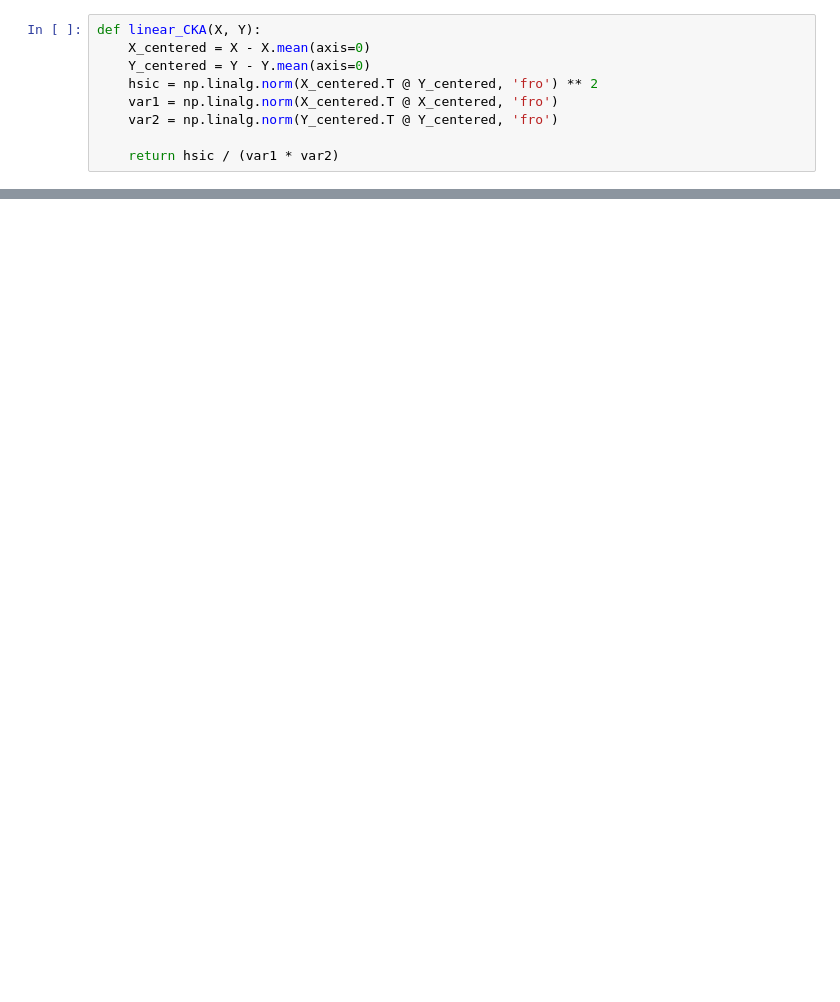
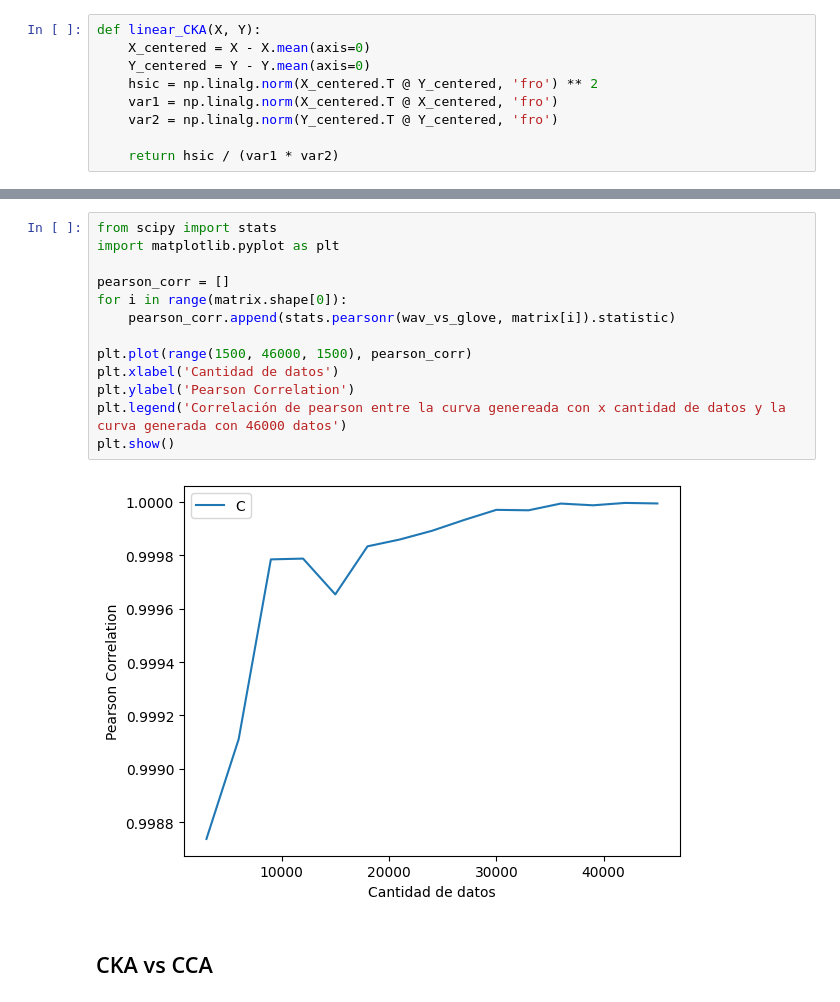
Before and after one commit to ceciliabolanos/layer-analysis, a Jupyter notebook: ankita_replicado.ipynb, the cells around one changed output, grey strips where cells are left out. Drawn from its saved outputs; the diff is of its cells as text; blank space fills up the shorter version.

```diff
--- a/ankita_replicado.ipynb
+++ b/ankita_replicado.ipynb
@@ -123,0 +87,17 @@ plt.show()
+# %%
+from scipy import stats
+import matplotlib.pyplot as plt
+
+pearson_corr = []
+for i in range(matrix.shape[0]):
+    pearson_corr.append(stats.pearsonr(wav_vs_glove, matrix[i]).statistic)
+
+plt.plot(range(1500, 46000, 1500), pearson_corr)
+plt.xlabel('Cantidad de datos')
+plt.ylabel('Pearson Correlation')
+plt.legend('Correlación de pearson entre la curva genereada con x cantidad de datos y la curva generada con 46000 datos')
+plt.show()
+# %% [output]
+[figure, added]
+# %% [markdown]
+## CKA vs CCA
```
Also changed, not shown: parts of 13 cells of this notebook, 18 other files.
